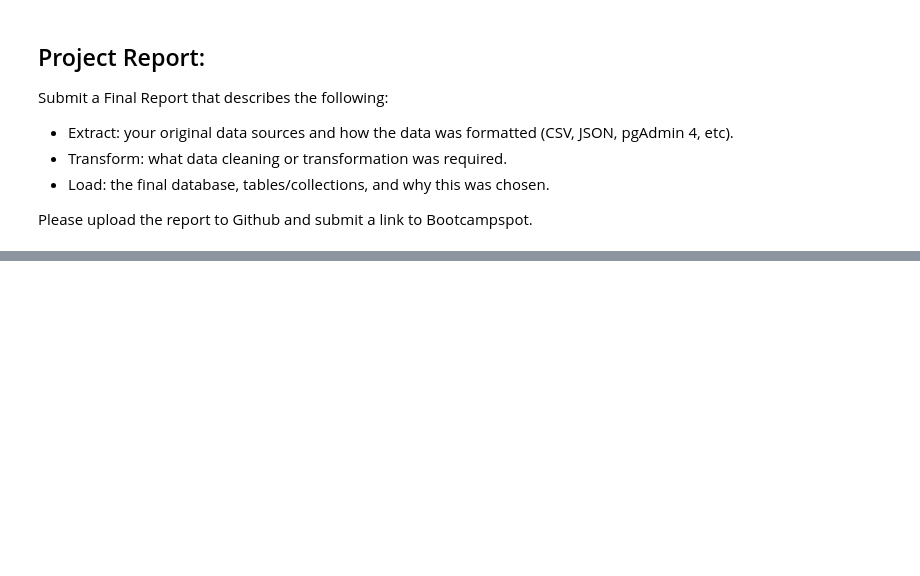
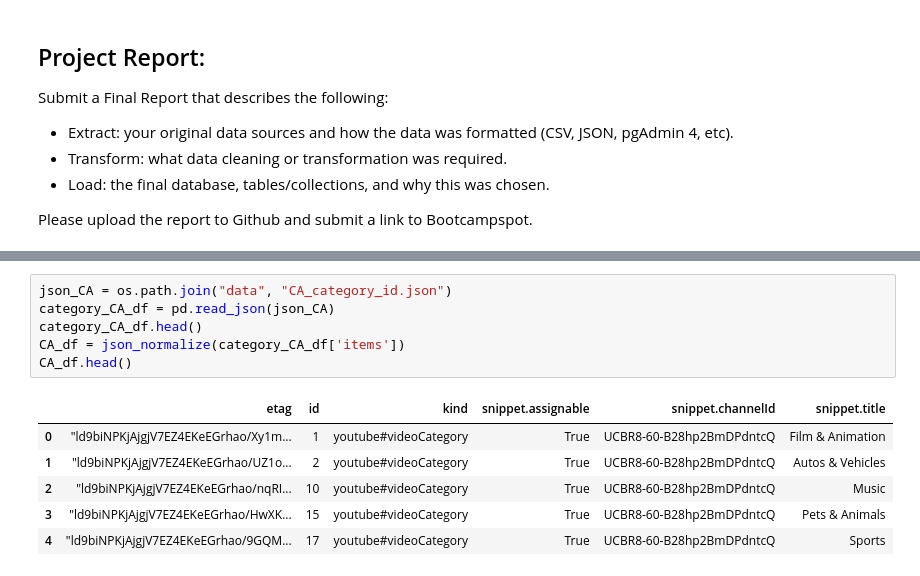
Before and after one commit to JAK-UCF/ETL-Project, a Jupyter notebook: YouTubeETL.ipynb, the cells around one changed output, grey strips where cells are left out. Saved outputs shown, nothing was run; the diff lists cells and outputs as text; blank space fills up the shorter version.

```diff
--- a/YouTubeETL.ipynb
+++ b/YouTubeETL.ipynb
@@ -32,0 +47,13 @@ import json
+# %%
+json_CA = os.path.join("data", "CA_category_id.json")
+category_CA_df = pd.read_json(json_CA)
+category_CA_df.head()
+CA_df = json_normalize(category_CA_df['items'])
+CA_df.head()
+# %% [output]
+|  | etag | id | kind | snippet.assignable | snippet.channelId | snippet.title |
+| 0 | "ld9biNPKjAjgjV7EZ4EKeEGrhao/Xy1m... | 1 | youtube#videoCategory | True | UCBR8-60-B28hp2BmDPdntcQ | Film & Animation |
+| 1 | "ld9biNPKjAjgjV7EZ4EKeEGrhao/UZ1o... | 2 | youtube#videoCategory | True | UCBR8-60-B28hp2BmDPdntcQ | Autos & Vehicles |
+| 2 | "ld9biNPKjAjgjV7EZ4EKeEGrhao/nqRI... | 10 | youtube#videoCategory | True | UCBR8-60-B28hp2BmDPdntcQ | Music |
+| 3 | "ld9biNPKjAjgjV7EZ4EKeEGrhao/HwXK... | 15 | youtube#videoCategory | True | UCBR8-60-B28hp2BmDPdntcQ | Pets & Animals |
+| 4 | "ld9biNPKjAjgjV7EZ4EKeEGrhao/9GQM... | 17 | youtube#videoCategory | True | UCBR8-60-B28hp2BmDPdntcQ | Sports |
```
Also changed, not shown: parts of 21 cells of this notebook, 4 other files.
